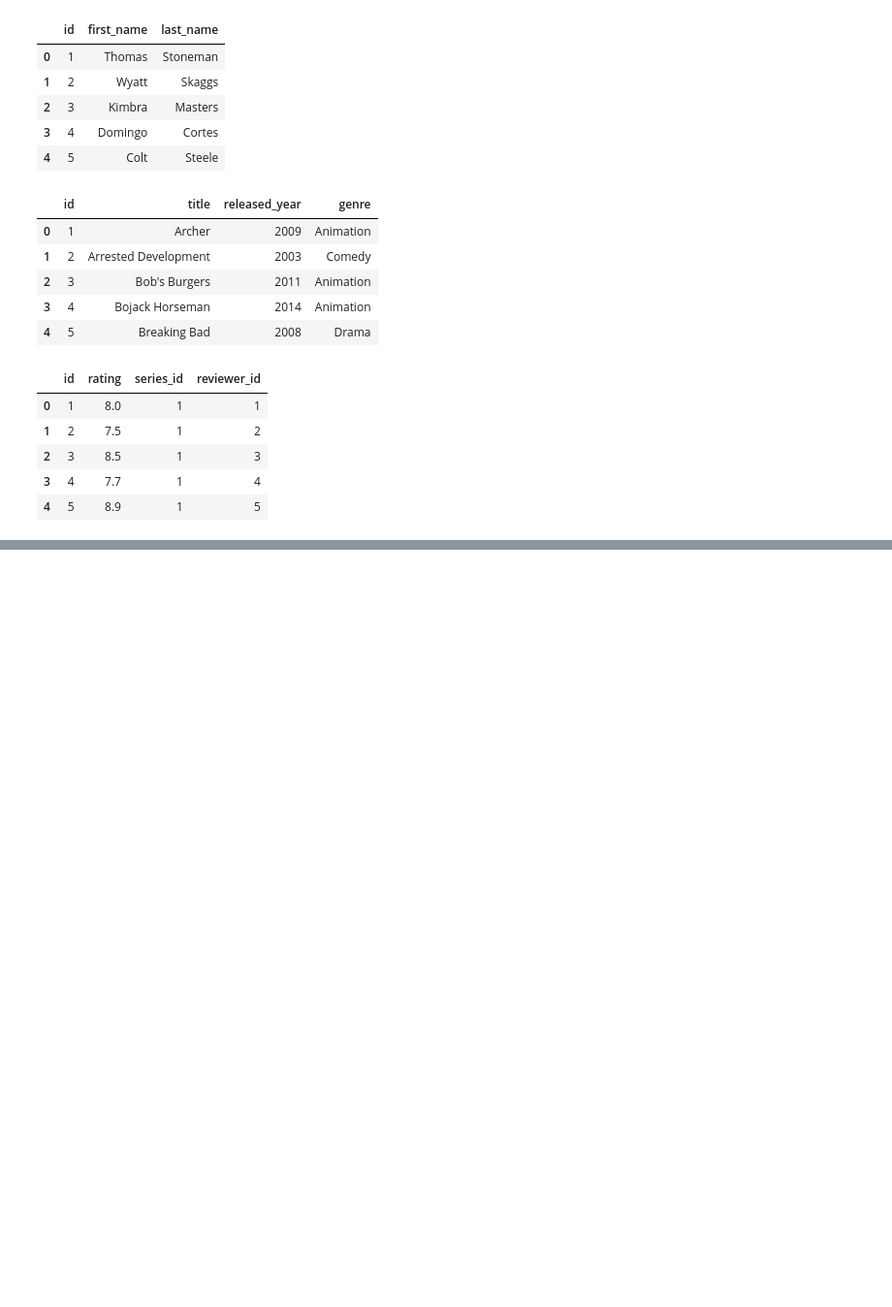
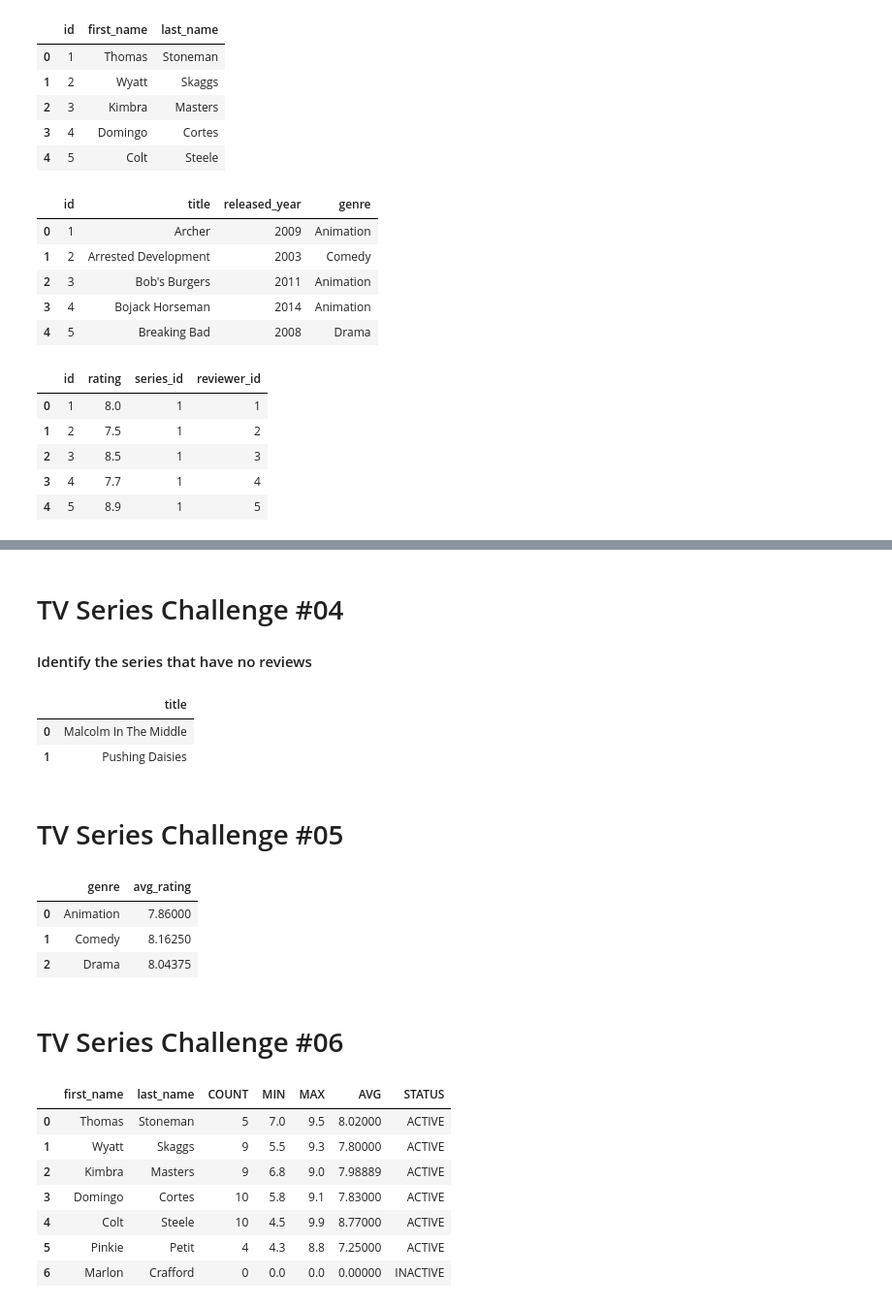
Before and after one commit to harshitgupta240197/SQL, a Jupyter notebook: MySQL/Core Concepts/Many to Many/01.ipynb, the cells around one changed output, grey strips where cells are left out. Shown at 97% size. Saved outputs shown, nothing was run; the diff lists cells and outputs as text; code cells hidden in the pictures; blank space fills up the shorter version.

```diff
--- a/MySQL/Core Concepts/Many to Many/01.ipynb
+++ b/MySQL/Core Concepts/Many to Many/01.ipynb
@@ -157,0 +234,62 @@ LIMIT 5;
+# %% [markdown]
+# TV Series Challenge #04
+#### Identify the series that have no reviews
+# %%
+%%sql
+
+SELECT
+    s.title
+FROM series AS s
+LEFT JOIN reviews AS r
+ON s.id = r.series_id
+WHERE r.rating IS NULL
+# %% [output]
+|  | title |
+| 0 | Malcolm In The Middle |
+| 1 | Pushing Daisies |
+# %% [markdown]
+# TV Series Challenge #05
+# %%
+%%sql
+
+SELECT
+    s.genre,
+    AVG(r.rating) AS avg_rating
+FROM series AS s
+JOIN reviews AS r
+ON s.id = r.series_id
+GROUP BY s.genre
+# %% [output]
+|  | genre | avg_rating |
+| 0 | Animation | 7.86000 |
+| 1 | Comedy | 8.16250 |
+| 2 | Drama | 8.04375 |
+# %% [markdown]
+# TV Series Challenge #06
+# %%
+%%sql
+
+SELECT
+    rv.first_name,
+    rv.last_name,
+    COUNT(r.id) AS COUNT,
+    IFNULL(MIN(r.rating), 0) AS MIN,
+    IFNULL(MAX(r.rating), 0) AS MAX,
+    IFNULL(AVG(r.rating), 0) AS AVG,
+    CASE
+        WHEN SUM(r.rating) IS NULL THEN 'INACTIVE'
+        ELSE 'ACTIVE'
+    END AS STATUS
+FROM reviewers AS rv
+LEFT JOIN reviews AS r
+ON rv.id = r.reviewer_id
+GROUP BY rv.first_name, rv.last_name
+# %% [output]
+|  | first_name | last_name | COUNT | MIN | MAX | AVG | STATUS |
+| 0 | Thomas | Stoneman | 5 | 7.0 | 9.5 | 8.02000 | ACTIVE |
+| 1 | Wyatt | Skaggs | 9 | 5.5 | 9.3 | 7.80000 | ACTIVE |
+| 2 | Kimbra | Masters | 9 | 6.8 | 9.0 | 7.98889 | ACTIVE |
+| 3 | Domingo | Cortes | 10 | 5.8 | 9.1 | 7.83000 | ACTIVE |
+| 4 | Colt | Steele | 10 | 4.5 | 9.9 | 8.77000 | ACTIVE |
+| 5 | Pinkie | Petit | 4 | 4.3 | 8.8 | 7.25000 | ACTIVE |
+| 6 | Marlon | Crafford | 0 | 0.0 | 0.0 | 0.00000 | INACTIVE |
```
Also changed, not shown: parts of 8 cells of this notebook.
